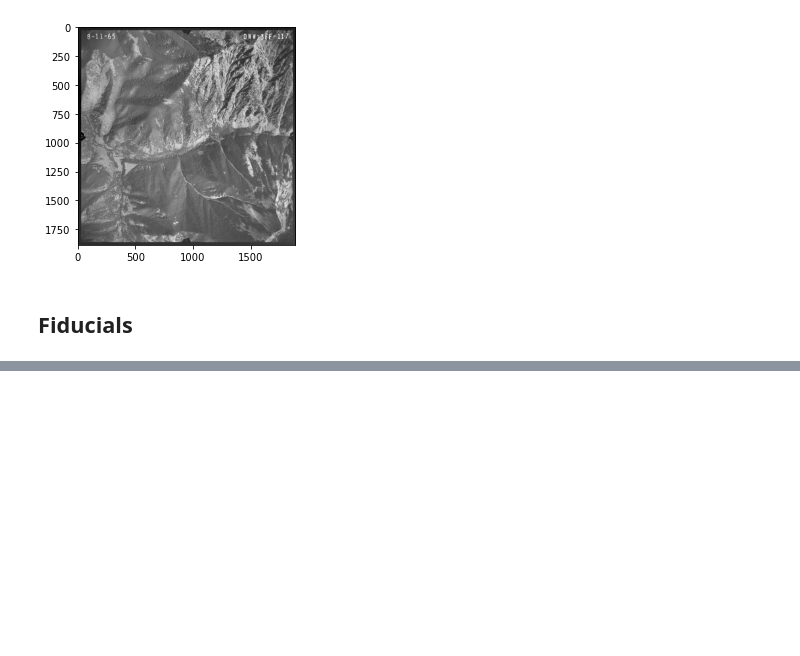
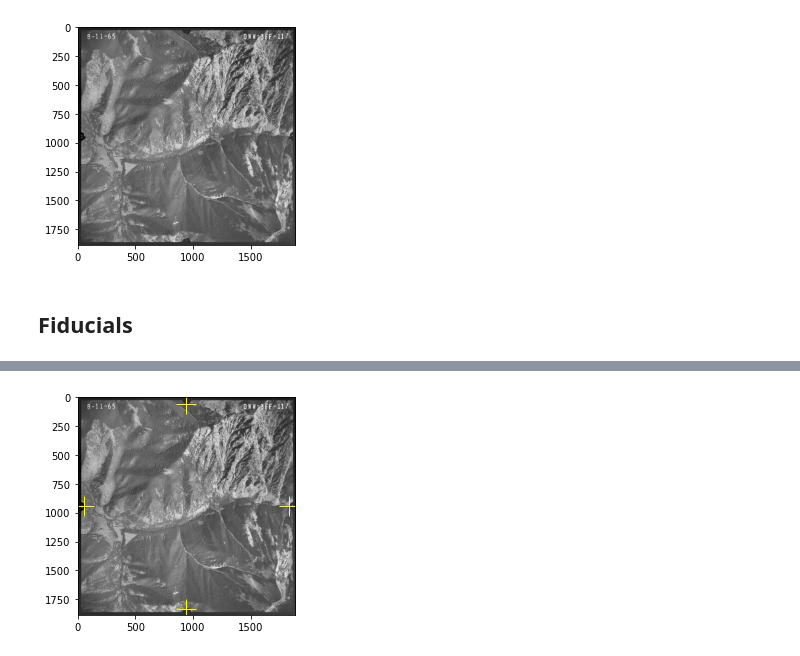
Before and after one commit to aazuspan/aerio, a Jupyter notebook: example.ipynb, the cells around one changed output, grey strips where cells are left out. Cells and saved outputs as stored; diff of their text form; code cells hidden in the pictures; blank space fills up the shorter version.

```diff
--- a/example.ipynb
+++ b/example.ipynb
@@ -44,0 +54,5 @@ photo.fiducials.top.preview()
+# %%
+# Preview the photo again to show all coordinate locations
+photo.preview(size=(4, 4))
+# %% [output]
+[figure, added]
```
Also changed, not shown: parts of 5 cells of this notebook, 3 other files.
